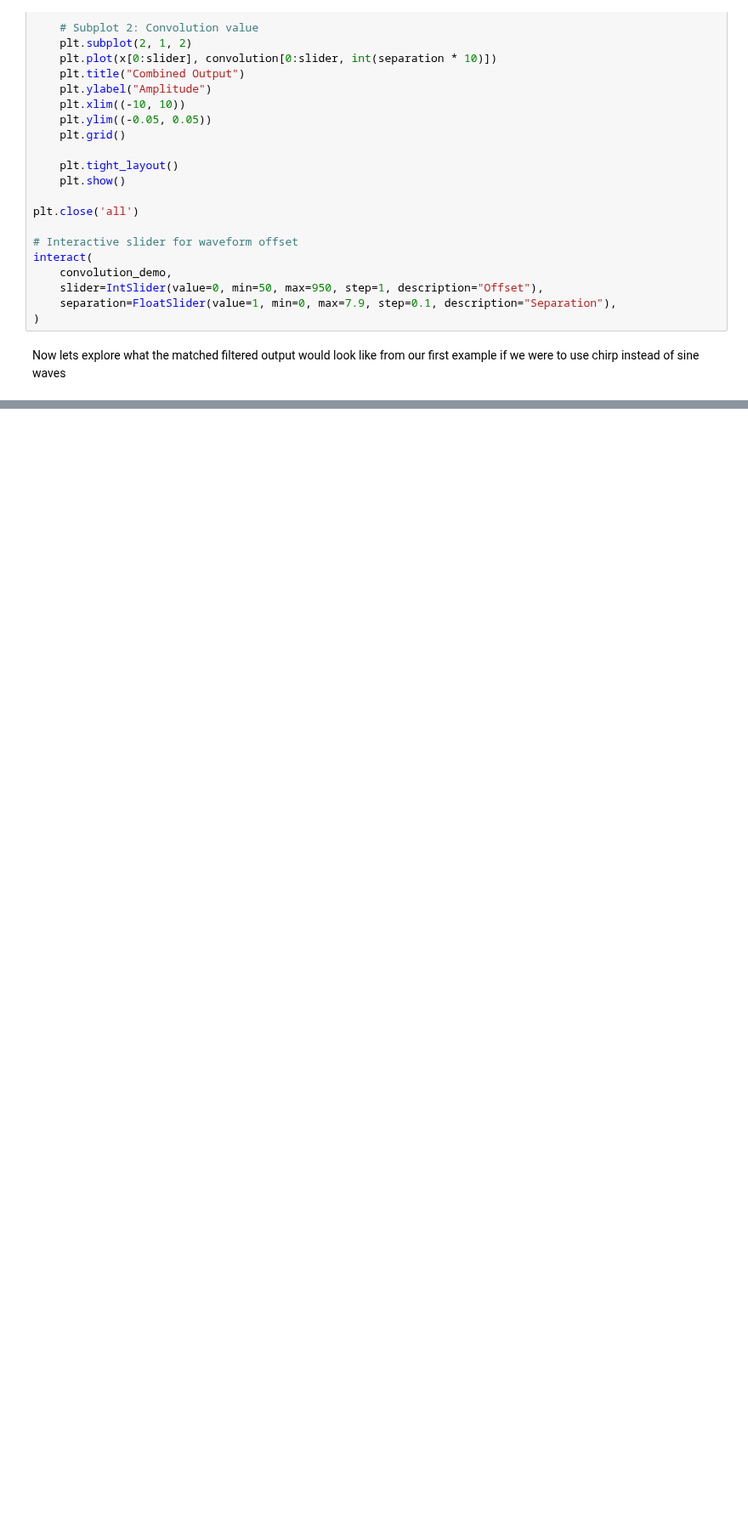
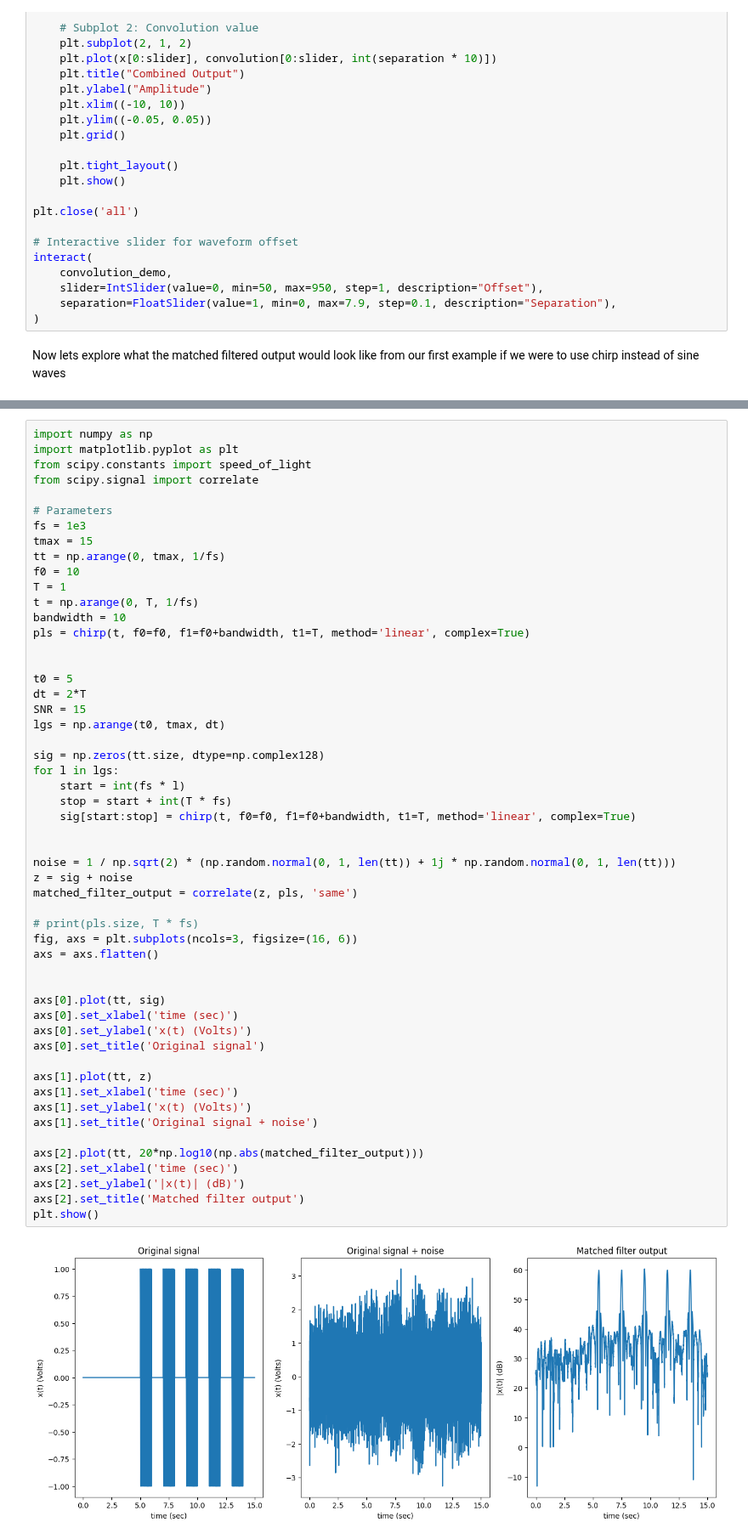
Before and after one commit to austinjtravis/radar_learning, a Jupyter notebook: 2_pulse_compression/pulse_compression.ipynb, the cells around one changed output, grey strips where cells are left out. Shown at 85% size. Drawn from its saved outputs; the diff is of its cells as text; blank space fills up the shorter version.

```diff
--- a/2_pulse_compression/pulse_compression.ipynb
+++ b/2_pulse_compression/pulse_compression.ipynb
@@ -431,0 +364,55 @@ matched_filter_output.shape
+# %%
+import numpy as np
+import matplotlib.pyplot as plt
+from scipy.constants import speed_of_light
+from scipy.signal import correlate
+
+# Parameters
+fs = 1e3
+tmax = 15
+tt = np.arange(0, tmax, 1/fs)
+f0 = 10
+T = 1
+t = np.arange(0, T, 1/fs)
+bandwidth = 10
+pls = chirp(t, f0=f0, f1=f0+bandwidth, t1=T, method='linear', complex=True)
+
+
+t0 = 5
+dt = 2*T
+SNR = 15
+lgs = np.arange(t0, tmax, dt)
+
+sig = np.zeros(tt.size, dtype=np.complex128)
+for l in lgs:
+    start = int(fs * l)
+    stop = start + int(T * fs)
+    sig[start:stop] = chirp(t, f0=f0, f1=f0+bandwidth, t1=T, method='linear', complex=True)
+
+
+noise = 1 / np.sqrt(2) * (np.random.normal(0, 1, len(tt)) + 1j * np.random.normal(0, 1, len(tt)))
+z = sig + noise
+matched_filter_output = correlate(z, pls, 'same')
+
+# print(pls.size, T * fs)
+fig, axs = plt.subplots(ncols=3, figsize=(16, 6))
+axs = axs.flatten()
+
+
+axs[0].plot(tt, sig)
+axs[0].set_xlabel('time (sec)')
+axs[0].set_ylabel('x(t) (Volts)')
+axs[0].set_title('Original signal')
+
+axs[1].plot(tt, z)
+axs[1].set_xlabel('time (sec)')
+axs[1].set_ylabel('x(t) (Volts)')
+axs[1].set_title('Original signal + noise')
+
+axs[2].plot(tt, 20*np.log10(np.abs(matched_filter_output)))
+axs[2].set_xlabel('time (sec)')
+axs[2].set_ylabel('|x(t)| (dB)')
+axs[2].set_title('Matched filter output')
+plt.show()
+# %% [output]
+[figure, added]
```
Also changed, not shown: parts of 18 cells of this notebook, 3 other files.
